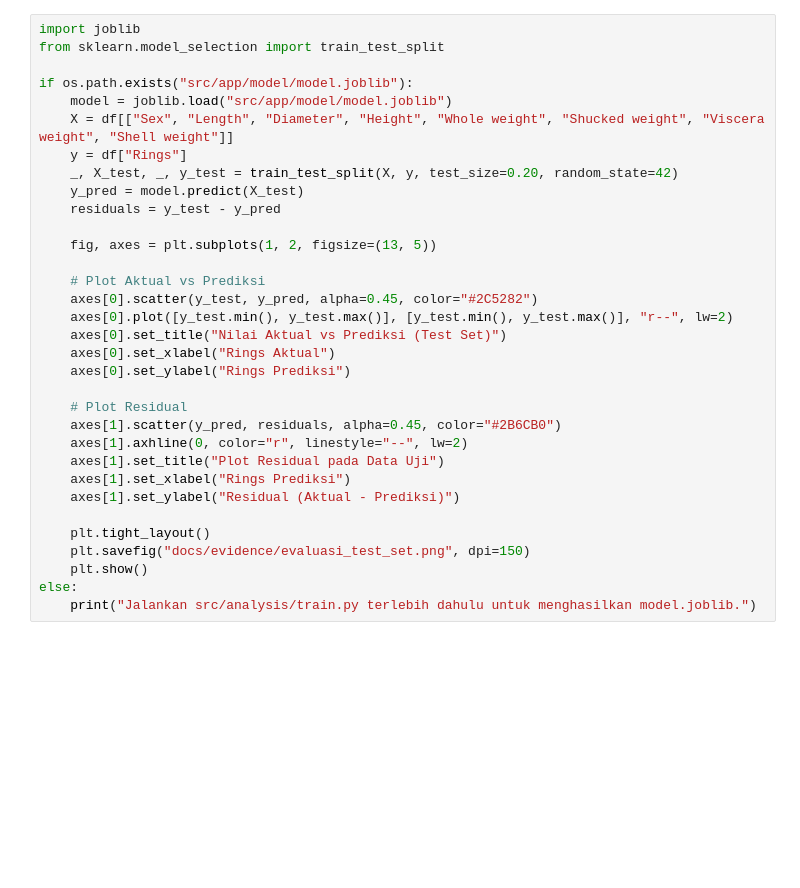
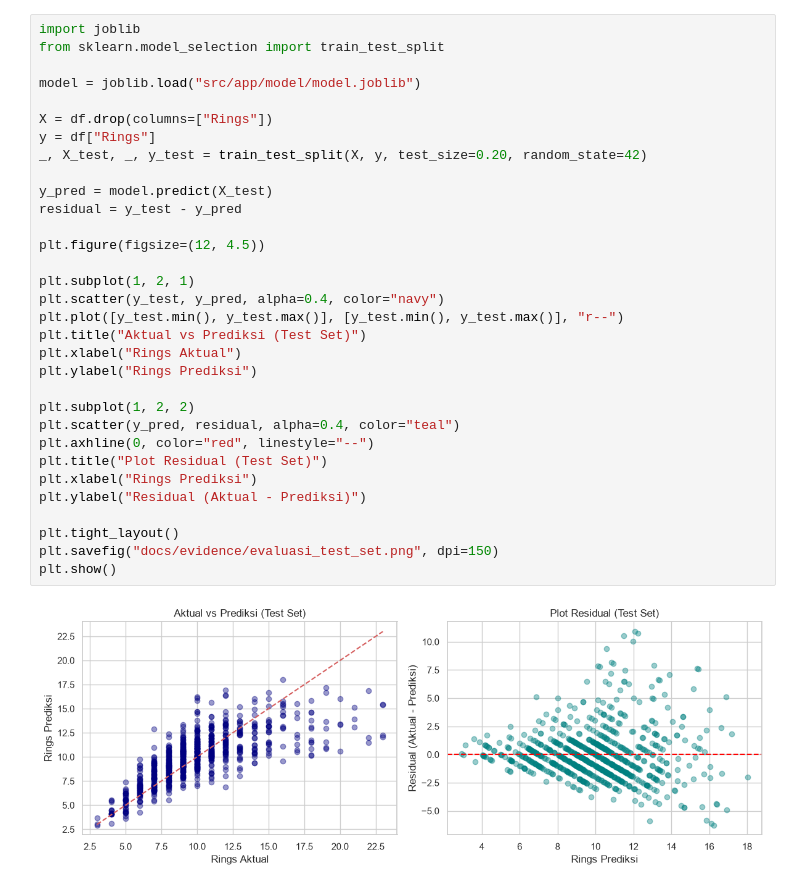
Before and after one commit to HaryantiPujiAstuti/uas-komputasi-awan-kelompok-2, a Jupyter notebook: src/analysis/eda_v2.ipynb, the cells around one changed output. Cells and saved outputs as stored; diff of their text form; blank space fills up the shorter version.

```diff
--- a/src/analysis/eda_v2.ipynb
+++ b/src/analysis/eda_v2.ipynb
@@ -129,33 +169,34 @@ Menjalankan evaluasi diagnostik setelah `train.py` menghasilkan `src/app/model/m
 # %%
 import joblib
 from sklearn.model_selection import train_test_split
 
-if os.path.exists("src/app/model/model.joblib"):
-    model = joblib.load("src/app/model/model.joblib")
-    X = df[["Sex", "Length", "Diameter", "Height", "Whole weight", "Shucked weight", "Viscera weight", "Shell weight"]]
-    y = df["Rings"]
-    _, X_test, _, y_test = train_test_split(X, y, test_size=0.20, random_state=42)
-    y_pred = model.predict(X_test)
-    residuals = y_test - y_pred
+model = joblib.load("src/app/model/model.joblib")
 
-    fig, axes = plt.subplots(1, 2, figsize=(13, 5))
+X = df.drop(columns=["Rings"])
+y = df["Rings"]
+_, X_test, _, y_test = train_test_split(X, y, test_size=0.20, random_state=42)
 
-    # Plot Aktual vs Prediksi
-    axes[0].scatter(y_test, y_pred, alpha=0.45, color="#2C5282")
-    axes[0].plot([y_test.min(), y_test.max()], [y_test.min(), y_test.max()], "r--", lw=2)
-    axes[0].set_title("Nilai Aktual vs Prediksi (Test Set)")
-    axes[0].set_xlabel("Rings Aktual")
-    axes[0].set_ylabel("Rings Prediksi")
+y_pred = model.predict(X_test)
+residual = y_test - y_pred
 
-    # Plot Residual
-    axes[1].scatter(y_pred, residuals, alpha=0.45, color="#2B6CB0")
-    axes[1].axhline(0, color="r", linestyle="--", lw=2)
-    axes[1].set_title("Plot Residual pada Data Uji")
-    axes[1].set_xlabel("Rings Prediksi")
-    axes[1].set_ylabel("Residual (Aktual - Prediksi)")
+plt.figure(figsize=(12, 4.5))
 
-    plt.tight_layout()
-    plt.savefig("docs/evidence/evaluasi_test_set.png", dpi=150)
-    plt.show()
-else:
-    print("Jalankan src/analysis/train.py terlebih dahulu untuk menghasilkan model.joblib.")
+plt.subplot(1, 2, 1)
+plt.scatter(y_test, y_pred, alpha=0.4, color="navy")
+plt.plot([y_test.min(), y_test.max()], [y_test.min(), y_test.max()], "r--")
+plt.title("Aktual vs Prediksi (Test Set)")
+plt.xlabel("Rings Aktual")
+plt.ylabel("Rings Prediksi")
+
+plt.subplot(1, 2, 2)
+plt.scatter(y_pred, residual, alpha=0.4, color="teal")
+plt.axhline(0, color="red", linestyle="--")
+plt.title("Plot Residual (Test Set)")
+plt.xlabel("Rings Prediksi")
+plt.ylabel("Residual (Aktual - Prediksi)")
+
+plt.tight_layout()
+plt.savefig("docs/evidence/evaluasi_test_set.png", dpi=150)
+plt.show()
+# %% [output]
+[figure, added]
```
Also changed, not shown: parts of 24 cells of this notebook, 4 other files.
